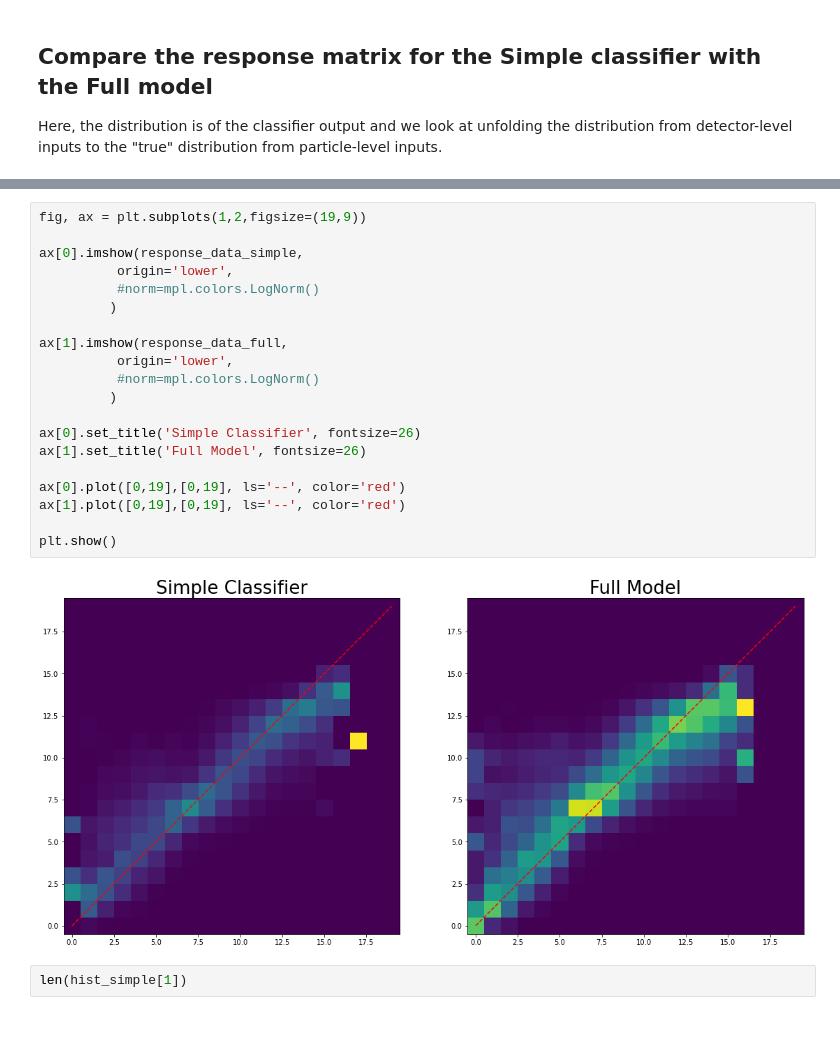
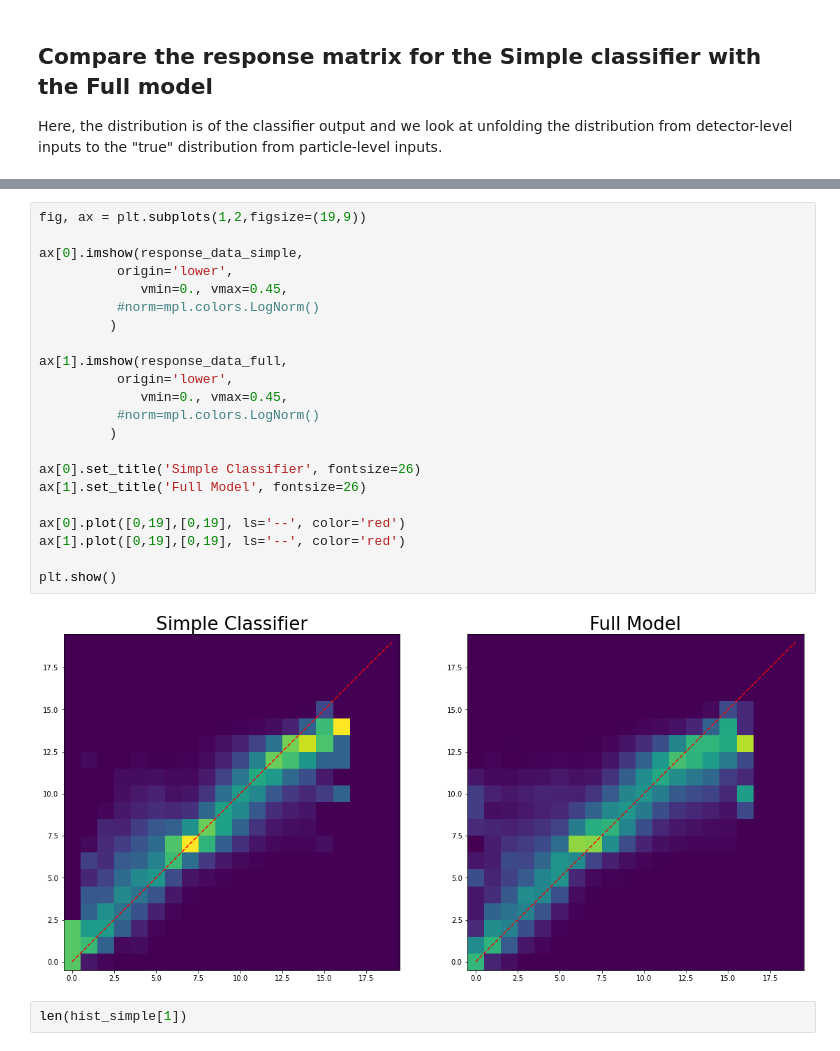
Before and after one commit to owen234/nn-adv-de, a Jupyter notebook: version4_with_weights_1stGPU.ipynb, the cells around one changed output, grey strips where cells are left out. Drawn from its saved outputs; the diff is of its cells as text.

```diff
--- a/version4_with_weights_1stGPU.ipynb
+++ b/version4_with_weights_1stGPU.ipynb
@@ -2148,25 +2148,27 @@ for j in range(len(hist_simple[0])) :
 # %%
 fig, ax = plt.subplots(1,2,figsize=(19,9))
 
 ax[0].imshow(response_data_simple,
           origin='lower',
+             vmin=0., vmax=0.45,
           #norm=mpl.colors.LogNorm()
          )
 
 ax[1].imshow(response_data_full,
           origin='lower',
+             vmin=0., vmax=0.45,
           #norm=mpl.colors.LogNorm()
          )
 
 ax[0].set_title('Simple Classifier', fontsize=26)
 ax[1].set_title('Full Model', fontsize=26)
 
 ax[0].plot([0,19],[0,19], ls='--', color='red')
 ax[1].plot([0,19],[0,19], ls='--', color='red')
 
 plt.show()
 # %% [output]
-[figure, old version]
+[figure, new version]
 # %%
 len(hist_simple[1])
 # %% [output]
```
Also changed, not shown: parts of 45 cells of this notebook.
